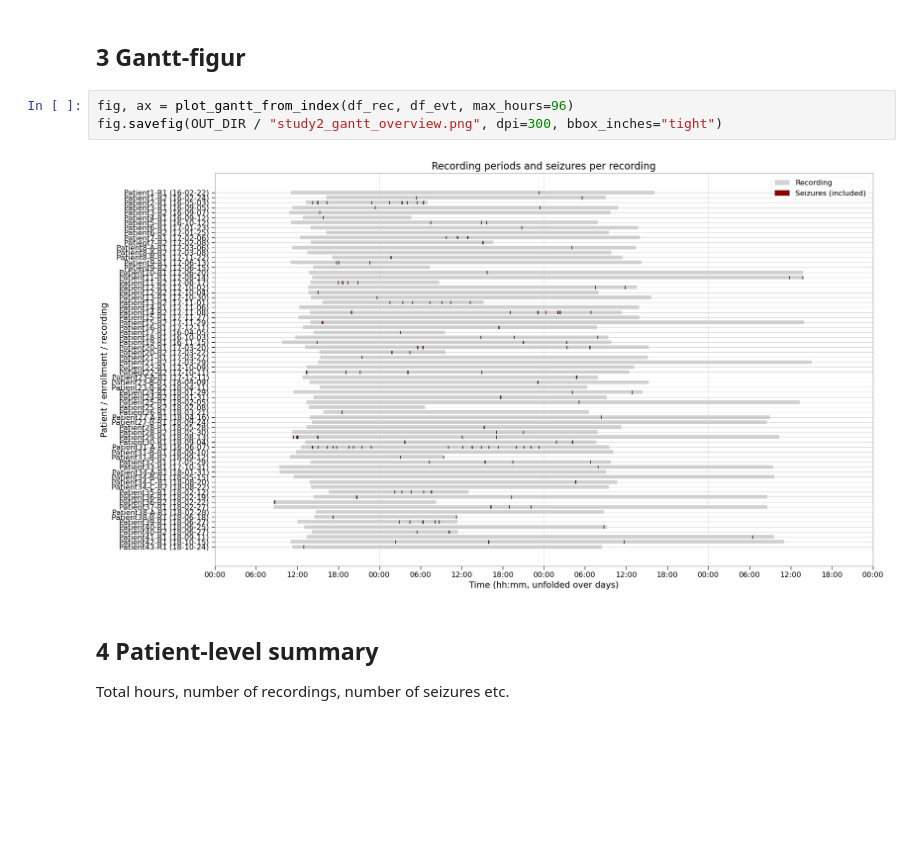
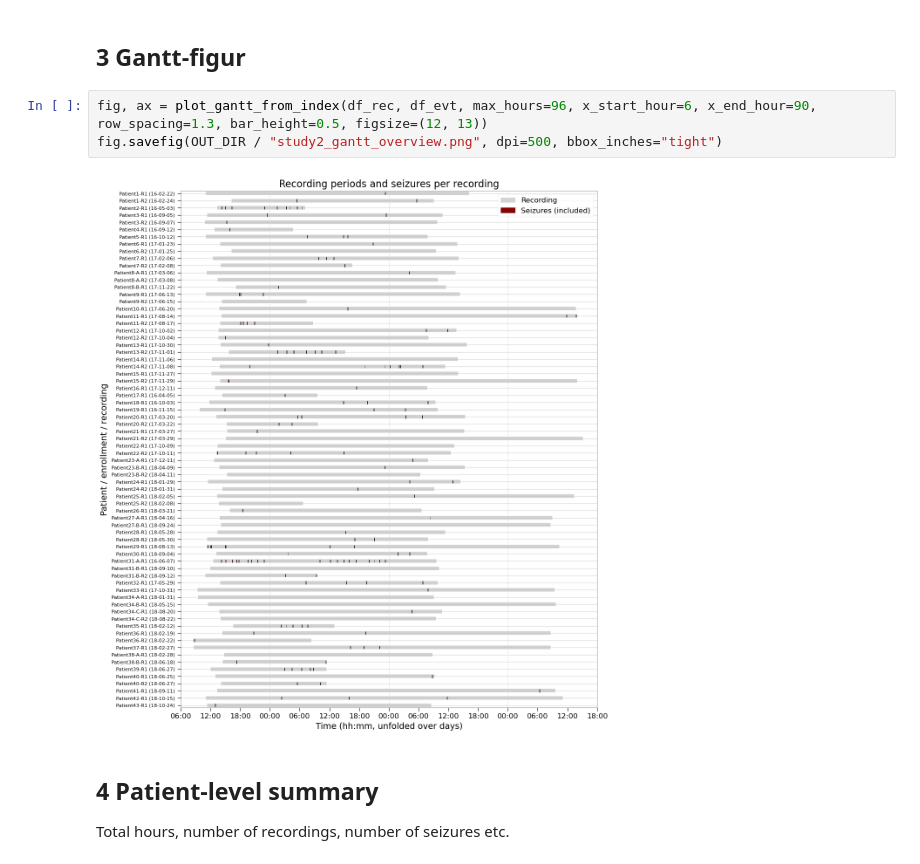
Before and after one commit to AU668208/Epilepsy_MasterThesis, a Jupyter notebook: Study2.ipynb, the cells around one changed output. Cells and saved outputs as stored; diff of their text form; blank space fills up the shorter version.

Commit message:
Updated Gantt. Moved old files to folder.

```diff
--- a/Study2.ipynb
+++ b/Study2.ipynb
@@ -85,10 +85,10 @@ IQR rec. duration (h) & 9.04 \\
 # %% [markdown]
 ## 3 Gantt-figur
 # %%
-fig, ax = plot_gantt_from_index(df_rec, df_evt, max_hours=96)
-fig.savefig(OUT_DIR / "study2_gantt_overview.png", dpi=300, bbox_inches="tight")
+fig, ax = plot_gantt_from_index(df_rec, df_evt, max_hours=96, x_start_hour=6, x_end_hour=90, row_spacing=1.3, bar_height=0.5, figsize=(12, 13))
+fig.savefig(OUT_DIR / "study2_gantt_overview.png", dpi=500, bbox_inches="tight")
 # %% [output]
-[figure, old version]
+[figure, new version]
 # %% [markdown]
 ## 4 Patient-level summary
 Total hours, number of recordings, number of seizures etc.
```
Also changed, not shown: parts of 9 cells of this notebook, 3 other files.
